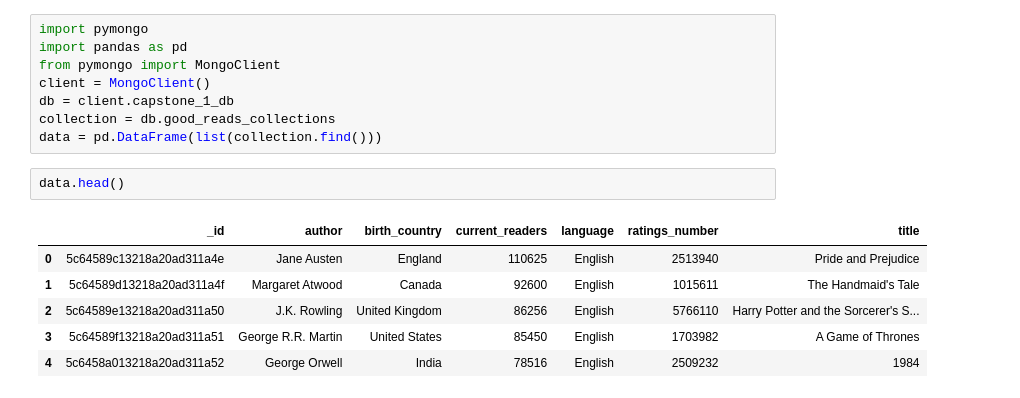
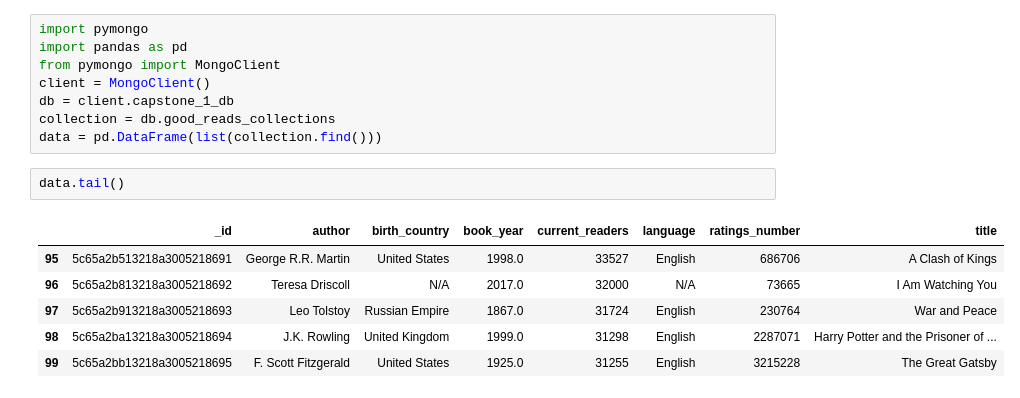
Before and after one commit to ryoiwata/capstone_1, a Jupyter notebook: Good Reads Capstone Notebook.ipynb, the cells around one changed output. Cells and saved outputs as stored; diff of their text form.

```diff
--- a/Good Reads Capstone Notebook.ipynb
+++ b/Good Reads Capstone Notebook.ipynb
@@ -104,11 +86,11 @@ db = client.capstone_1_db
 collection = db.good_reads_collections
 data = pd.DataFrame(list(collection.find()))
 # %%
-data.head()
+data.tail()
 # %% [output]
-|  | _id | author | birth_country | current_readers | language | ratings_number | title |
-| 0 | 5c64589c13218a20ad311a4e | Jane Austen | England | 110625 | English | 2513940 | Pride and Prejudice |
-| 1 | 5c64589d13218a20ad311a4f | Margaret Atwood | Canada | 92600 | English | 1015611 | The Handmaid's Tale |
-| 2 | 5c64589e13218a20ad311a50 | J.K. Rowling | United Kingdom | 86256 | English | 5766110 | Harry Potter and the Sorcerer's S... |
-| 3 | 5c64589f13218a20ad311a51 | George R.R. Martin | United States | 85450 | English | 1703982 | A Game of Thrones |
-| 4 | 5c6458a013218a20ad311a52 | George Orwell | India | 78516 | English | 2509232 | 1984 |
+|  | _id | author | birth_country | book_year | current_readers | language | ratings_number | title |
+| 95 | 5c65a2b513218a3005218691 | George R.R. Martin | United States | 1998.0 | 33527 | English | 686706 | A Clash of Kings |
+| 96 | 5c65a2b813218a3005218692 | Teresa Driscoll | N/A | 2017.0 | 32000 | N/A | 73665 | I Am Watching You |
+| 97 | 5c65a2b913218a3005218693 | Leo Tolstoy | Russian Empire | 1867.0 | 31724 | English | 230764 | War and Peace |
+| 98 | 5c65a2ba13218a3005218694 | J.K. Rowling | United Kingdom | 1999.0 | 31298 | English | 2287071 | Harry Potter and the Prisoner of ... |
+| 99 | 5c65a2bb13218a3005218695 | F. Scott Fitzgerald | United States | 1925.0 | 31255 | English | 3215228 | The Great Gatsby |
```
Also changed, not shown: parts of 8 cells of this notebook, 5 other files.
